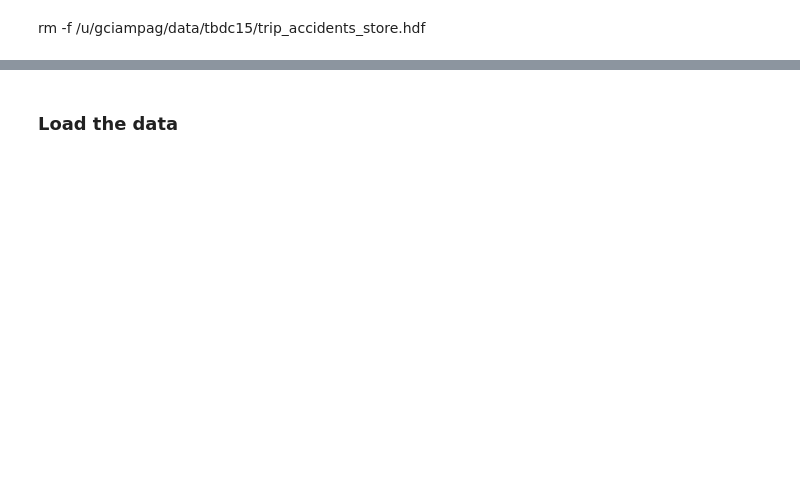
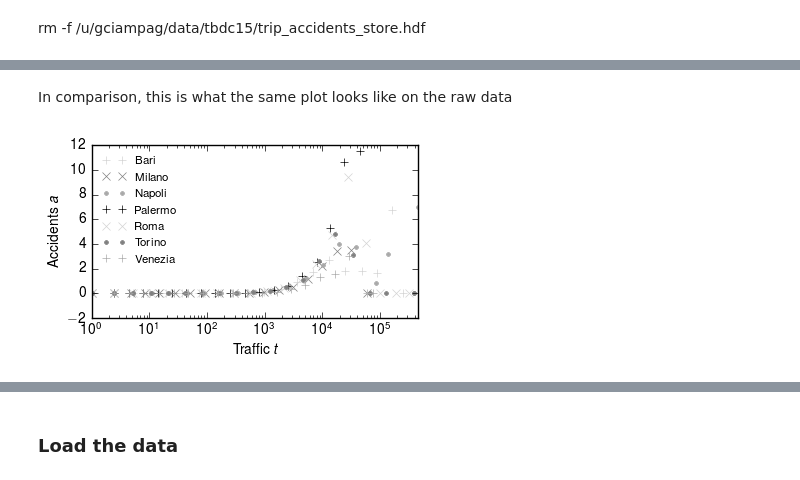
Before and after one commit to glciampaglia/tbdc15, a Jupyter notebook: Trips_accidents.ipynb, the cells around one changed output, grey strips where cells are left out. Cells and saved outputs as stored; diff of their text form; code cells hidden in the pictures; blank space fills up the shorter version.

```diff
--- a/Trips_accidents.ipynb
+++ b/Trips_accidents.ipynb
@@ -244,0 +660,11 @@ savefig("trips_trips_starts_scatter_{}_{}.png".format(city, scale))
+# %% [markdown]
+In comparison, this is what the same plot looks like on the raw data
+# %%
+d = '/u/gciampag/data/tbdc15/figures'
+
+plot_accidents_vs_trips("/totals")
+
+savefig(os.path.join(d, 'all_cities', "all_cities_not_cleaned.pdf"))
+savefig(os.path.join(d, 'all_cities', "all_cities_not_cleaned.png"))
+# %% [output]
+[figure, added]
```
Also changed, not shown: parts of 101 cells of this notebook, 6 other files.
